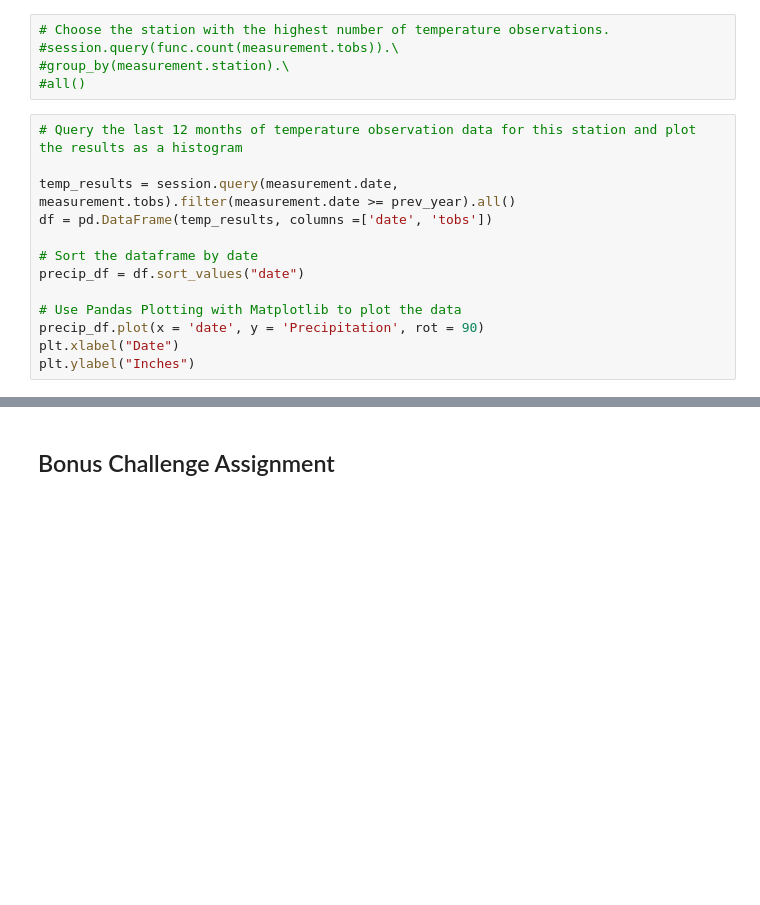
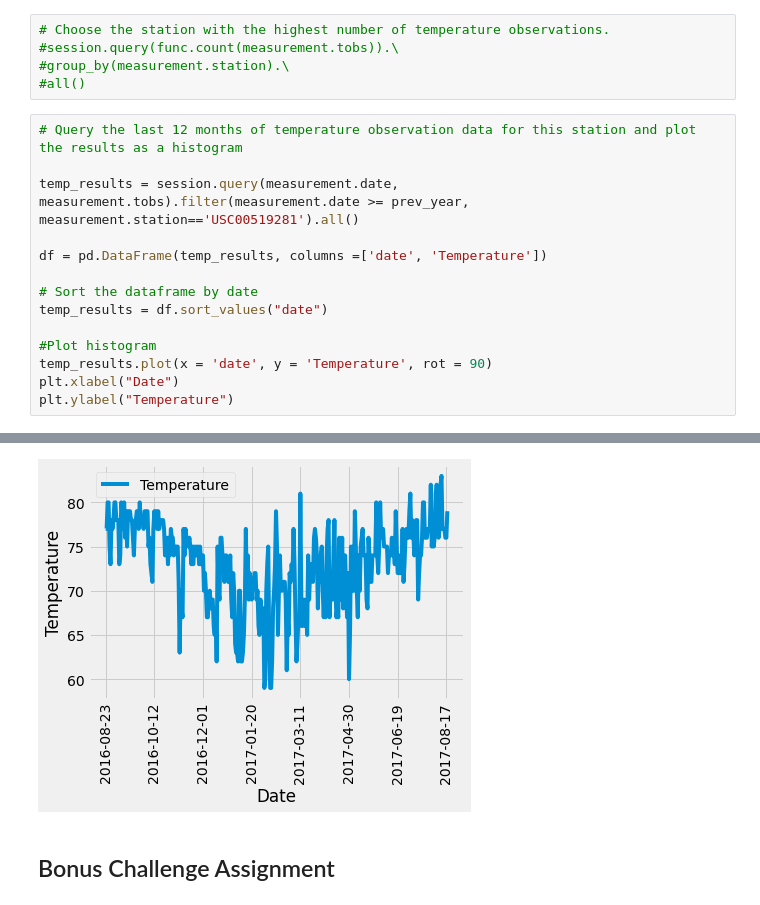
Before and after one commit to justinlpottsco/sqlalchemy-challenge, a Jupyter notebook: climate_starter.ipynb, the cells around one changed output, grey strips where cells are left out. Saved outputs shown, nothing was run; the diff lists cells and outputs as text; blank space fills up the shorter version.

```diff
--- a/climate_starter.ipynb
+++ b/climate_starter.ipynb
@@ -109,14 +109,16 @@ filter(measurement.station == 'USC00519281').all()
 # %%
 # Query the last 12 months of temperature observation data for this station and plot the results as a histogram
 
-temp_results = session.query(measurement.date, measurement.tobs).filter(measurement.date >= prev_year).all()
-df = pd.DataFrame(temp_results, columns =['date', 'tobs'])
+temp_results = session.query(measurement.date, measurement.tobs).filter(measurement.date >= prev_year,
+measurement.station=='USC00519281').all()
+
+df = pd.DataFrame(temp_results, columns =['date', 'Temperature'])
 
 # Sort the dataframe by date
-precip_df = df.sort_values("date")
+temp_results = df.sort_values("date")
 
-# Use Pandas Plotting with Matplotlib to plot the data
-precip_df.plot(x = 'date', y = 'Precipitation', rot = 90)
+#Plot histogram
+temp_results.plot(x = 'date', y = 'Temperature', rot = 90)
 plt.xlabel("Date")
-plt.ylabel("Inches")
+plt.ylabel("Temperature")
 # %% [output]
@@ -124,3 +126,4 @@ SyntaxError: invalid syntax (<ipython-input-44-d263d1433224>, line 3)
+[figure, added]
 # %% [markdown]
 ## Bonus Challenge Assignment
 # %%
```
Also changed, not shown: parts of 1 cell of this notebook.
